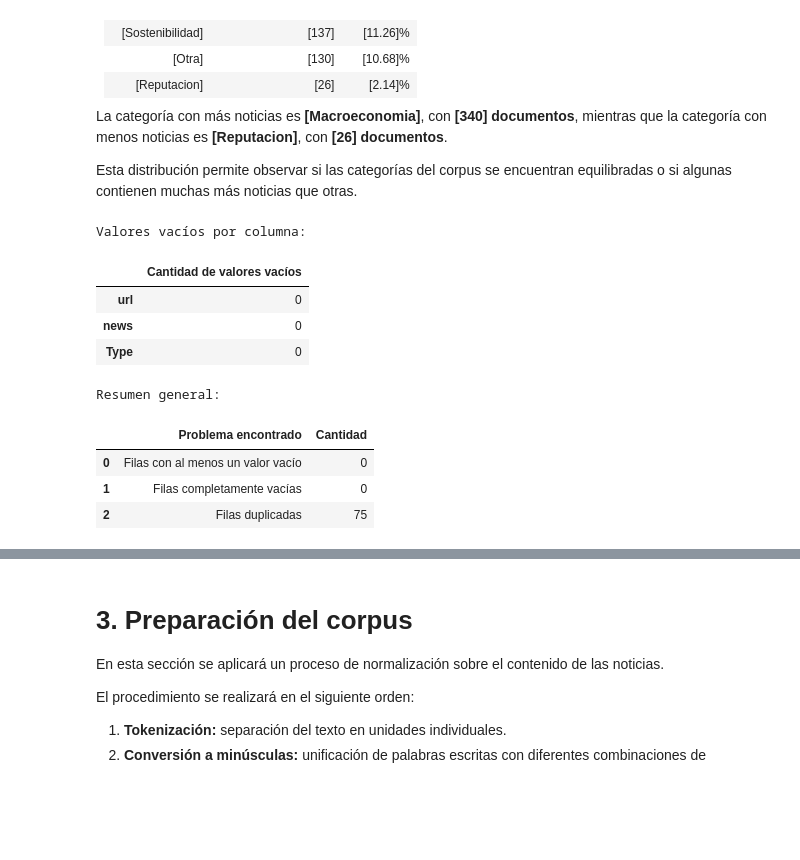
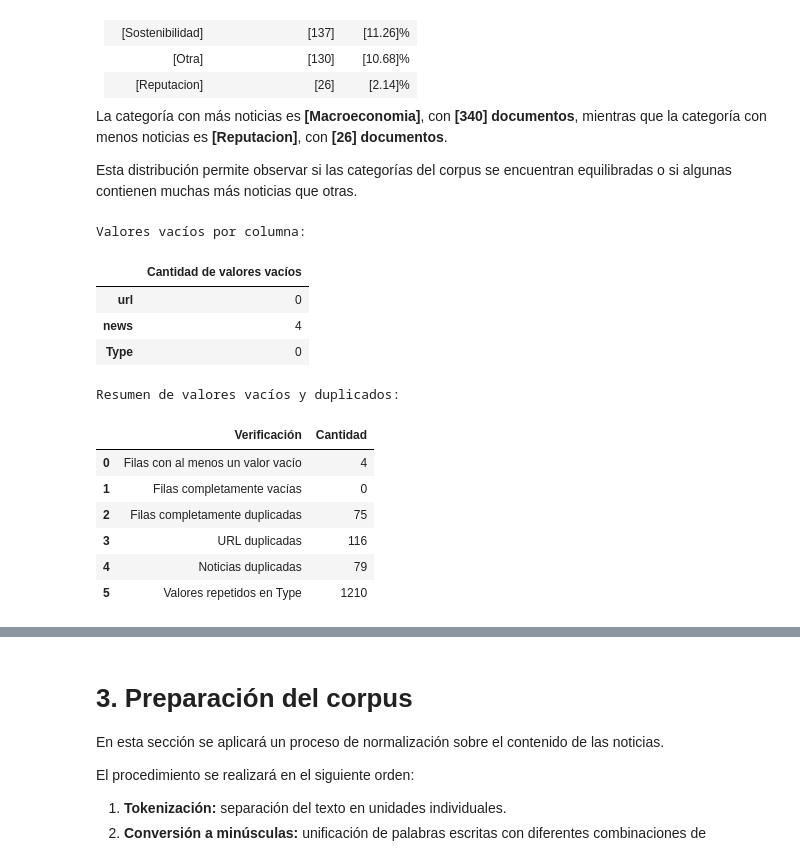
Before and after one commit to Jtanchezz/NLP, a Jupyter notebook: Lab1/lab1.ipynb, the cells around one changed output, grey strips where cells are left out. Saved outputs shown, nothing was run; the diff lists cells and outputs as text; code cells hidden in the pictures; blank space fills up the shorter version.

```diff
--- a/Lab1/lab1.ipynb
+++ b/Lab1/lab1.ipynb
@@ -152,45 +152,59 @@ La categoría con más noticias es **[Macroeconomia]**, con **[340] documentos**
 
 Esta distribución permite observar si las categorías del corpus se encuentran equilibradas o si algunas contienen muchas más noticias que otras.
 # %%
-# Valores vacíos por columna
-valores_vacios_por_columna = df.isna().sum()
+# Crear una copia temporal para considerar los textos vacíos como valores nulos
+df_revision = df.replace(r"^\s*$", pd.NA, regex=True)
 
-# Filas que tienen al menos un valor vacío
-filas_con_algun_vacio = df.isna().any(axis=1).sum()
+# Revisar valores vacíos
+filas_con_vacios = df_revision.isna().any(axis=1).sum()
+filas_completamente_vacias = df_revision.isna().all(axis=1).sum()
 
-# Filas completamente vacías
-filas_completamente_vacias = df.isna().all(axis=1).sum()
+vacios_por_columna = df_revision.isna().sum()
 
-# Filas completamente duplicadas
-filas_duplicadas = df.duplicated().sum()
+# Revisar duplicados
+filas_duplicadas_completas = df.duplicated().sum()
+urls_duplicadas = df["url"].duplicated().sum()
+noticias_duplicadas = df["news"].duplicated().sum()
+
+# Los valores repetidos en Type son normales porque representan categorías
+tipos_repetidos = df["Type"].duplicated().sum()
 
 resumen_calidad = pd.DataFrame({
-    "Problema encontrado": [
+    "Verificación": [
         "Filas con al menos un valor vacío",
         "Filas completamente vacías",
-        "Filas duplicadas"
+        "Filas completamente duplicadas",
+        "URL duplicadas",
+        "Noticias duplicadas",
+        "Valores repetidos en Type"
     ],
     "Cantidad": [
-        filas_con_algun_vacio,
+        filas_con_vacios,
         filas_completamente_vacias,
-        filas_duplicadas
+        filas_duplicadas_completas,
+        urls_duplicadas,
+        noticias_duplicadas,
+        tipos_repetidos
     ]
 })
 
 print("Valores vacíos por columna:")
-display(valores_vacios_por_columna.to_frame(name="Cantidad de valores vacíos"))
+display(vacios_por_columna.to_frame(name="Cantidad de valores vacíos"))
 
-print("Resumen general:")
+print("Resumen de valores vacíos y duplicados:")
 display(resumen_calidad)
 # %% [output]
 Valores vacíos por columna:
 |  | Cantidad de valores vacíos |
 | url | 0 |
-| news | 0 |
+| news | 4 |
 | Type | 0 |
-Resumen general:
+Resumen de valores vacíos y duplicados:
-|  | Problema encontrado | Cantidad |
-| 0 | Filas con al menos un valor vacío | 0 |
+|  | Verificación | Cantidad |
+| 0 | Filas con al menos un valor vacío | 4 |
 | 1 | Filas completamente vacías | 0 |
-| 2 | Filas duplicadas | 75 |
+| 2 | Filas completamente duplicadas | 75 |
+| 3 | URL duplicadas | 116 |
+| 4 | Noticias duplicadas | 79 |
+| 5 | Valores repetidos en Type | 1210 |
 # %% [markdown]
```
Also changed, not shown: parts of 1 cell of this notebook.
